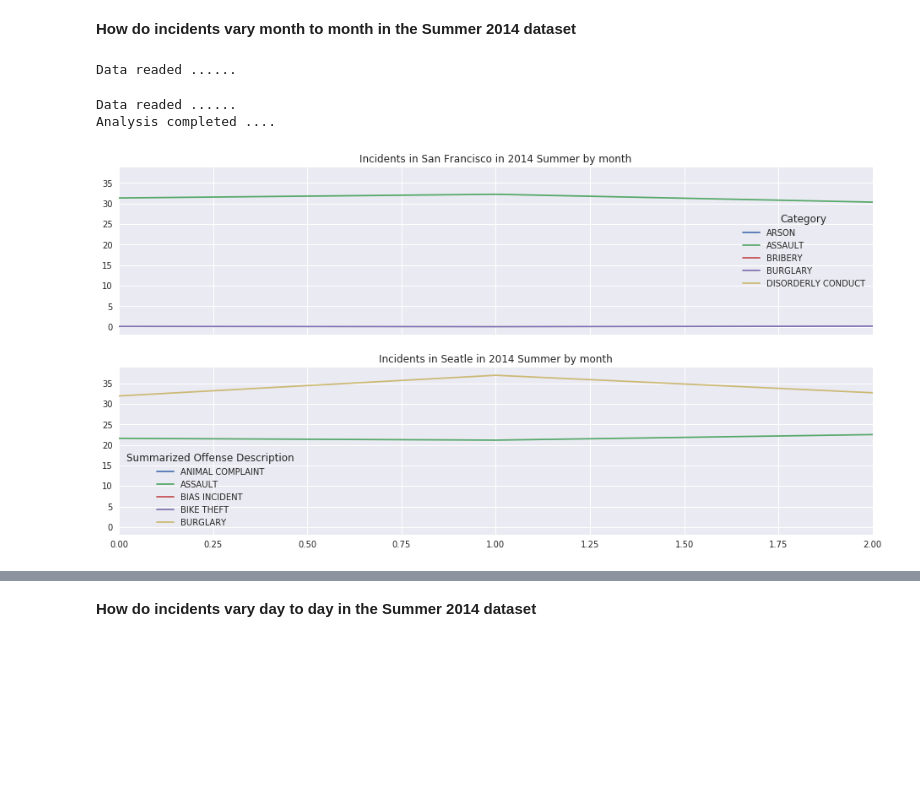
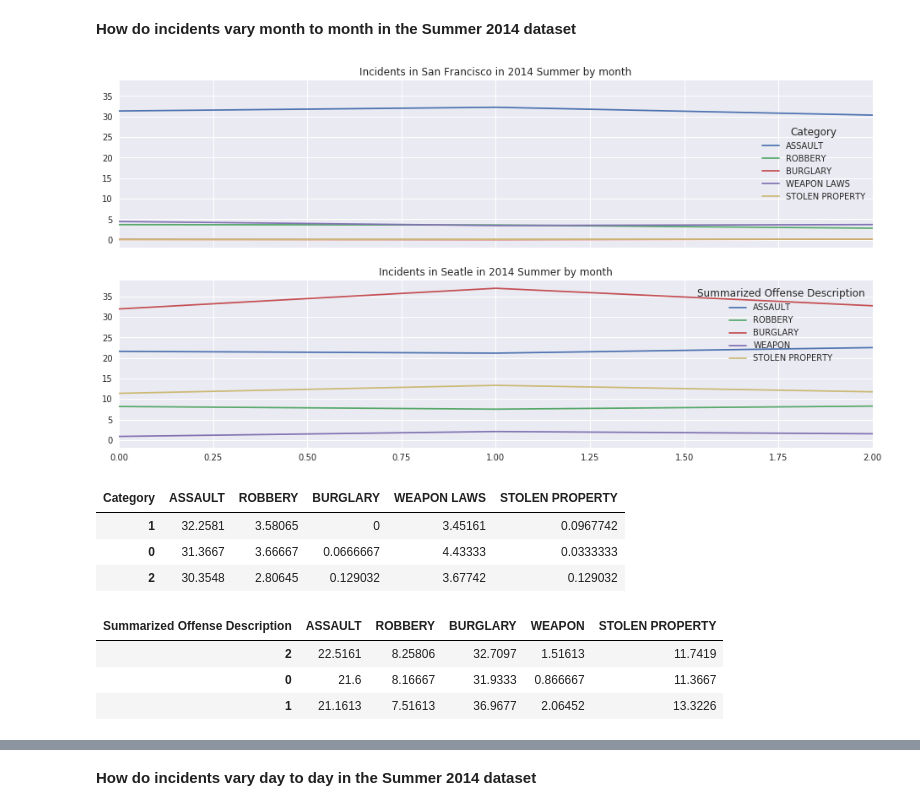
Before and after one commit to ramirobmar/data_science_02, a Jupyter notebook: final_results_2.ipynb, the cells around one changed output, grey strips where cells are left out. Drawn from its saved outputs; the diff is of its cells as text; code cells hidden in the pictures; blank space fills up the shorter version.

Commit message:
Updating results

```diff
--- a/final_results_2.ipynb
+++ b/final_results_2.ipynb
@@ -101,34 +121,22 @@ try:
     analysis_1 = pd.read_csv(namefile_1,  sep=',')
     ind1 = pd.DatetimeIndex(analysis_1.Time)
     analysis_1.Time = ind1.hour
-
     namefile_2 = "../input/datainput2/seattle_incidents_summer_2014.csv"
     analysis_2 = pd.read_csv(namefile_2,  sep=',')
     ind2 = pd.DatetimeIndex(analysis_2['Date Reported'])
     analysis_2['Date Reported'] = ind2.hour
-
 except Exception as exc:
     print("Excepcion: {0}".format(exc))
-finally:
-    print("")
-
-
-
 by_day1 = analysis_1.pivot_table(values = 'IncidntNum', aggfunc='count',index = 'Time',  columns=['Category'],)
 table_1 = by_day1.iloc[:,[1,23,3,33,26]]
-
 by_day2 = analysis_2.pivot_table(values = 'RMS CDW ID', aggfunc='count',index = 'Date Reported',  columns=['Summarized Offense Description'],)
 table_2 = by_day2.iloc[:,[1,36,4,46,38]]
-
 try:
     color_cycle = plt.rcParams['axes.color_cycle']
     fig, ax = plt.subplots(2, 1, figsize=(16, 8), sharex=True, sharey=True)
     table_1.iloc[:, :5].plot(ax=ax[0],title='Incidents in San Francisco by Hours');
     table_2.iloc[:, :5].plot(ax=ax[1],title='Incidents in Seatle by Hours');
     fig.savefig('figs/Question1.png', bbox_inches='tight')
-
 except Exception as exception1:
     print("Graphical plot exception: {0}".format(exception1))
-finally:
-    print("Results:")
 # %% [output]
@@ -159,18 +186,12 @@ try:
     analysis_1 = pd.read_csv(namefile_1,  sep=',')
     ind1 = pd.DatetimeIndex(analysis_1.Time)
     analysis_1.Time = ind1.hour
-
     namefile_2 = "../input/datainput2/seattle_incidents_summer_2014.csv"
     analysis_2 = pd.read_csv(namefile_2,  sep=',')
     ind2 = pd.DatetimeIndex(analysis_2['Date Reported'])
     analysis_2['Date Reported'] = ind2.hour
-
 except Exception as exc:
     print("Excepcion: {0}".format(exc))
-finally:
-    print("")
-
-
 
 by_day1 = analysis_1.pivot_table(values = 'IncidntNum', aggfunc='count',index = 'Time',  columns=['Category'],)
 cols= by_day1.columns
@@ -185,18 +206,13 @@ for col in range(len(cols)):
 
 table_2 = by_day2.iloc[15:20,[1,36,4,46,38]]
 
-
-
-color_cycle = plt.rcParams['axes.color_cycle']
+color_cycle = plt.rcParams['axes.prop_cycle']
 fig, ax = plt.subplots(2, 1, figsize=(16, 8), sharex=True, sharey=True)
 n_groups = 5
 index = np.arange(n_groups)
-
-
 bar_width = 0.35
 opacity = 0.4
 error_config = {'ecolor': '0.3'}
-
 
 rects1 = ax[0].bar(index, convert_to_array(table_1,0),bar_width/2,alpha=opacity,label=table_1.columns[0])
 rects2 = ax[0].bar(index + bar_width/2, convert_to_array(table_1,1),bar_width/2,alpha=opacity,label=table_1.columns[1])
@@ -204,8 +220,8 @@ rects3 = ax[0].bar(index + bar_width, convert_to_array(table_1,2),bar_width/2,al
 rects4 = ax[0].bar(index + bar_width + bar_width/2, convert_to_array(table_1,3),bar_width/2,alpha=opacity,label=table_1.columns[3])
 rects5 = ax[0].bar(index + 2 * bar_width, convert_to_array(table_1,4),bar_width/2,alpha=opacity,label=table_1.columns[4])
 
-ax[0].set_xlabel('Incidents')
-ax[0].set_ylabel('Scores')
+ax[0].set_xlabel('Hour')
+ax[0].set_ylabel('Number of Incidents')
 ax[0].set_title('Incidents vs Time in San Francisco')
 ax[0].set_xticks(index + bar_width / 5)
 ax[0].set_xticklabels(('15:00', '16:00', '17:00', '18:00', '19:00'))
@@ -218,8 +234,8 @@ rects3 = ax[1].bar(index + bar_width, convert_to_array(table_2,2),bar_width/2,al
 rects4 = ax[1].bar(index + bar_width + bar_width/2,convert_to_array(table_2,3),bar_width/2,alpha=opacity,label=table_1.columns[3])
 rects5 = ax[1].bar(index + 2 * bar_width, convert_to_array(table_2,4),bar_width/2,alpha=opacity,label=table_1.columns[4])
 
-ax[1].set_xlabel('Incidents')
-ax[1].set_ylabel('Scores')
+ax[1].set_xlabel('Hour')
+ax[1].set_ylabel('Number of Incidents')
 ax[1].set_title('Incidents vs Time in Seatle')
 ax[1].set_xticks(index + bar_width / 5)
 ax[1].set_xticklabels(('15:00', '16:00', '17:00', '18:00', '19:00'))
@@ -332,8 +348,6 @@ def graphics_trends(table_1,table_2,title_1,title_2,nameoffile):
 
     except Exception as exception1:
         print("Graphical plot exception: {0}".format(exception1))
-    finally:
-        print("Analysis completed ....")
 
 def read_data_analysis(namefile_1,namedataindex,nametimeindex):
     analysis_1 = pd.read_csv(namefile_1,  sep=',')
@@ -344,7 +358,6 @@ def read_data_analysis(namefile_1,namedataindex,nametimeindex):
     except Exception as exc:
         print("Excepcion reading data: {0} {1}".format(exc,namedataindex))
     finally:
-        print("Data readed ......")
         return analysis_1
 # %%
 analysis_1 = read_data_analysis(NAME_OF_FILE1,'Date','Time')
@@ -362,35 +375,46 @@ by_date2_final = by_date2['06-2014':'09-2014']
 by_date1_final = by_date1['06-2014':'09-2014']
 
 try:
     colsnames = ['06-2014','07-2014','08-2014']
     table_1 = pd.DataFrame(columns=by_date1_final.columns)
     table_2 = pd.DataFrame(columns=by_date2_final.columns)
     for index in range(3):
         record = by_date1_final[colsnames[index]]
         array=record.iloc[:,:].mean()
         table_1.loc[index,'ASSAULT'] = array['ASSAULT']
         table_1.loc[index,'BURGLARY'] = array['BURGLARY']
         table_1.loc[index,'ROBBERY'] = array['ROBBERY']
         table_1.loc[index,'WEAPON LAWS'] = array['WEAPON LAWS']
         table_1.loc[index,'STOLEN PROPERTY'] = array['STOLEN PROPERTY']
 
         record = by_date2_final[colsnames[index]]
         array=record.iloc[:,:].mean()
         table_2.loc[index,'ASSAULT'] = array['ASSAULT']
         table_2.loc[index,'BURGLARY'] = array['BURGLARY']
         table_2.loc[index,'ROBBERY'] = array['ROBBERY']
         table_2.loc[index,'WEAPON'] = array['WEAPON']
         table_2.loc[index,'STOLEN PROPERTY'] = array['STOLEN PROPERTY']
 
 except Exception as exception1:
     print("Exception: {0}".format(exception1))
     sys.exit(0)
 
-graphics_trends(table_1,table_2,'Incidents in San Francisco in 2014 Summer by month',
+graphics_trends(table_1.iloc[:,[1,23,3,33,26]],table_2.iloc[:,[1,36,4,46,38]],'Incidents in San Francisco in 2014 Summer by month',
                 'Incidents in Seatle in 2014 Summer by month',
                 'figs/Question5_1.png')
 # %% [output]
-Data readed ......
-Data readed ......
-Analysis completed ....
-[figure, old version]
+[figure, new version]
+# %%
+table_1.iloc[:,[1,23,3,33,26]].sort_values(by=['ASSAULT','BURGLARY','ROBBERY','WEAPON LAWS','STOLEN PROPERTY'],ascending=False).head()
+# %% [output]
+| Category | ASSAULT | ROBBERY | BURGLARY | WEAPON LAWS | STOLEN PROPERTY |
+| 1 | 32.2581 | 3.58065 | 0 | 3.45161 | 0.0967742 |
+| 0 | 31.3667 | 3.66667 | 0.0666667 | 4.43333 | 0.0333333 |
+| 2 | 30.3548 | 2.80645 | 0.129032 | 3.67742 | 0.129032 |
+# %%
+table_2.iloc[:,[1,36,4,46,38]].sort_values(by=['ASSAULT','BURGLARY','ROBBERY','WEAPON','STOLEN PROPERTY'],ascending=False).head()
+# %% [output]
+| Summarized Offense Description | ASSAULT | ROBBERY | BURGLARY | WEAPON | STOLEN PROPERTY |
+| 2 | 22.5161 | 8.25806 | 32.7097 | 1.51613 | 11.7419 |
+| 0 | 21.6 | 8.16667 | 31.9333 | 0.866667 | 11.3667 |
+| 1 | 21.1613 | 7.51613 | 36.9677 | 2.06452 | 13.3226 |
```
Also changed, not shown: parts of 19 cells of this notebook.
